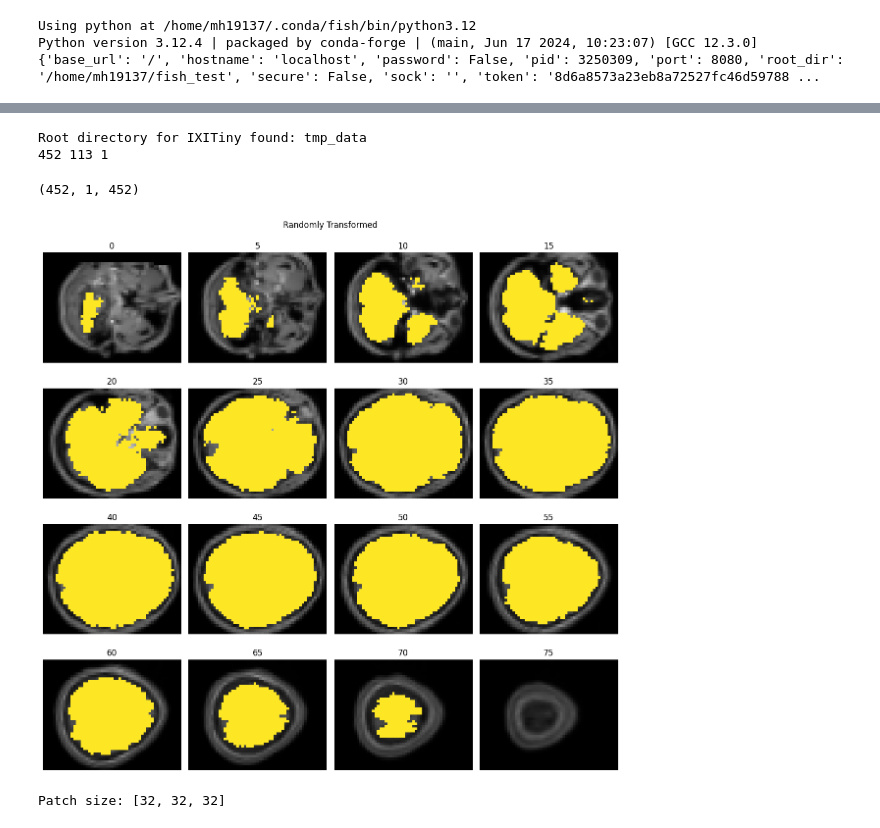
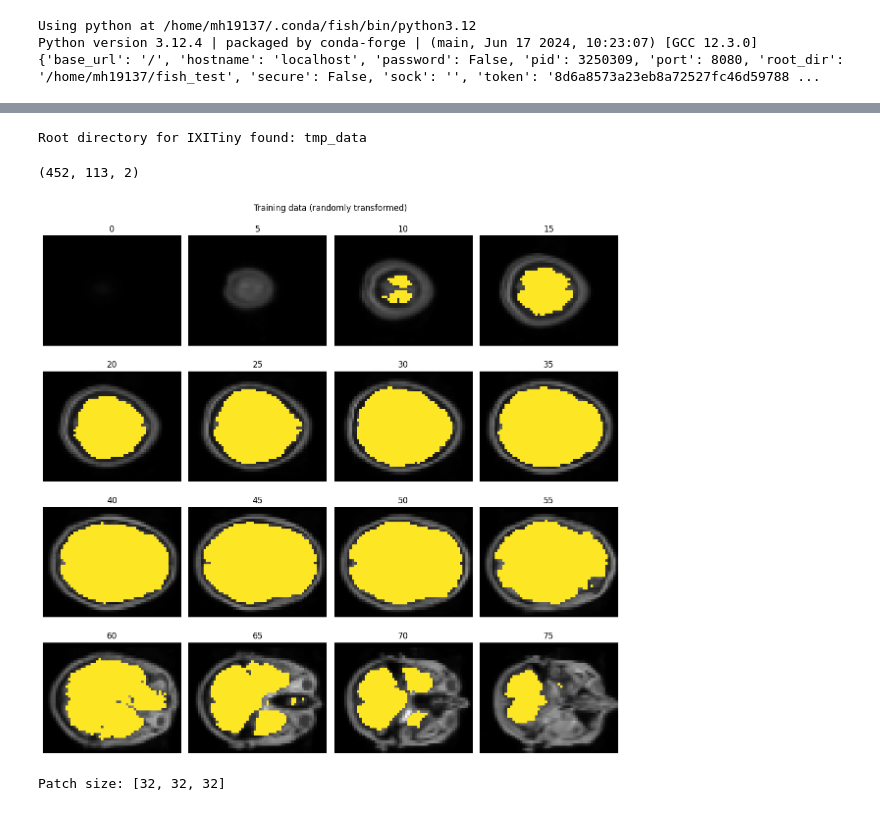
Before and after one commit to JGIBristol/fish_test, a Jupyter notebook: segment_test.ipynb, the cells around one changed output, grey strips where cells are left out. Cells and saved outputs as stored; diff of their text form; code cells hidden in the pictures.

```diff
--- a/segment_test.ipynb
+++ b/segment_test.ipynb
@@ -61,7 +24,8 @@ Ignore all that and use a brain MRI dataset
 
 """
 
-import torch.utils
+import numpy as np
+
 import torchio as tio
 from dev import image_io
 
@@ -78,28 +42,26 @@ train_idx, val_idx, test_idx = np.split(
     indices, [int(0.8 * len(indices)), len(indices) - 1]
 )
 
-print(len(train_idx), len(val_idx), len(test_idx))
-
-
 train_data = tio.SubjectsDataset([subjectdataset[i] for i in train_idx])
-val_data = tio.SubjectsDataset([subjectdataset[i] for i in test_idx])
-test_data = tio.SubjectsDataset([subjectdataset[i] for i in train_idx])
+val_data = tio.SubjectsDataset([subjectdataset[i] for i in val_idx])
+test_data = subjectdataset[test_idx]
 
 del subjectdataset
 
 len(train_data), len(val_data), len(test_data)
 # %% [output]
 Root directory for IXITiny found: tmp_data
-452 113 1
-(452, 1, 452)
+(452, 113, 2)
 # %%
+from dev import plot
+
 fig, _ = plot.plot_arr(
     image_io.pytorch2img(train_data[0].image.data.squeeze()),
     image_io.pytorch2img(train_data[0].label.data.squeeze()),
 )
-fig.suptitle("Randomly Transformed")
+fig.suptitle("Training data (randomly transformed)")
 fig.tight_layout()
 # %% [output]
-[figure, old version]
+[figure, new version]
 # %%
 """ Create a DataLoader"""
```
Also changed, not shown: parts of 7 cells of this notebook.
